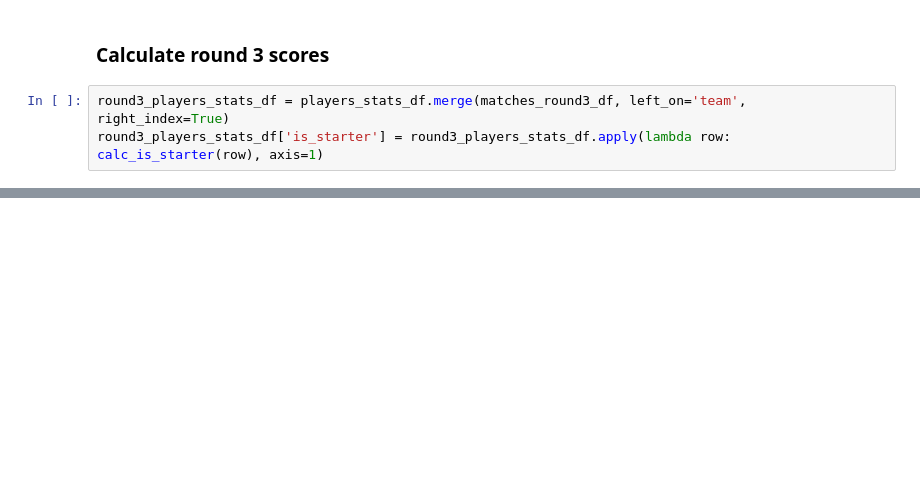
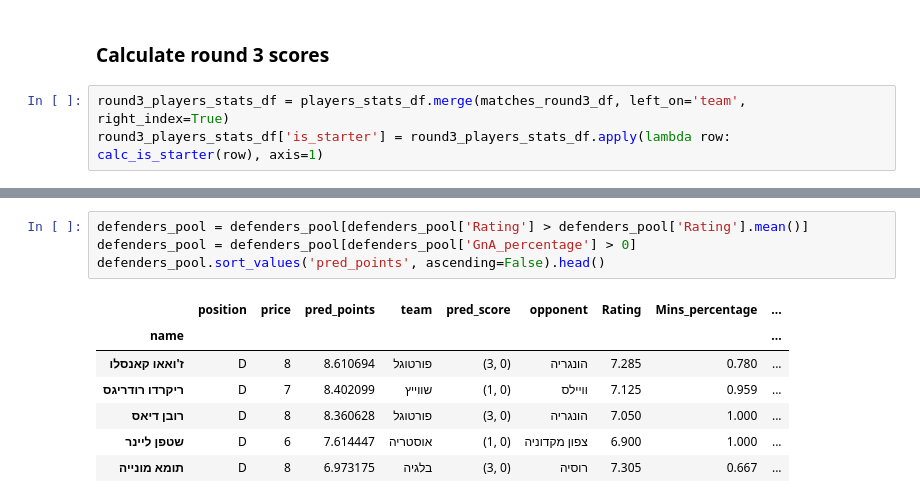
Before and after one commit to avshalomd/sport5-fantasy, a Jupyter notebook: generate_lineup.ipynb, the cells around one changed output, grey strips where cells are left out. Drawn from its saved outputs; the diff is of its cells as text; blank space fills up the shorter version.

```diff
--- a/generate_lineup.ipynb
+++ b/generate_lineup.ipynb
@@ -493,0 +516,12 @@ round3_players_predicted_score_df.head()
+# %%
+defenders_pool = defenders_pool[defenders_pool['Rating'] > defenders_pool['Rating'].mean()]
+defenders_pool = defenders_pool[defenders_pool['GnA_percentage'] > 0]
+defenders_pool.sort_values('pred_points', ascending=False).head()
+# %% [output]
+|  | position | price | pred_points | team | pred_score | opponent | Rating | Mins_percentage | ... |
+| name |  |  |  |  |  |  |  |  | ... |
+| ז'ואאו קאנסלו | D | 8 | 8.610694 | פורטוגל | (3, 0) | הונגריה | 7.285 | 0.780 | ... |
+| ריקרדו רודריגס | D | 7 | 8.402099 | שווייץ | (1, 0) | וויילס | 7.125 | 0.959 | ... |
+| רובן דיאס | D | 8 | 8.360628 | פורטוגל | (3, 0) | הונגריה | 7.050 | 1.000 | ... |
+| שטפן ליינר | D | 6 | 7.614447 | אוסטריה | (1, 0) | צפון מקדוניה | 6.900 | 1.000 | ... |
+| תומא מונייה | D | 8 | 6.973175 | בלגיה | (3, 0) | רוסיה | 7.305 | 0.667 | ... |
```
Also changed, not shown: parts of 23 cells of this notebook, 7 other files.
